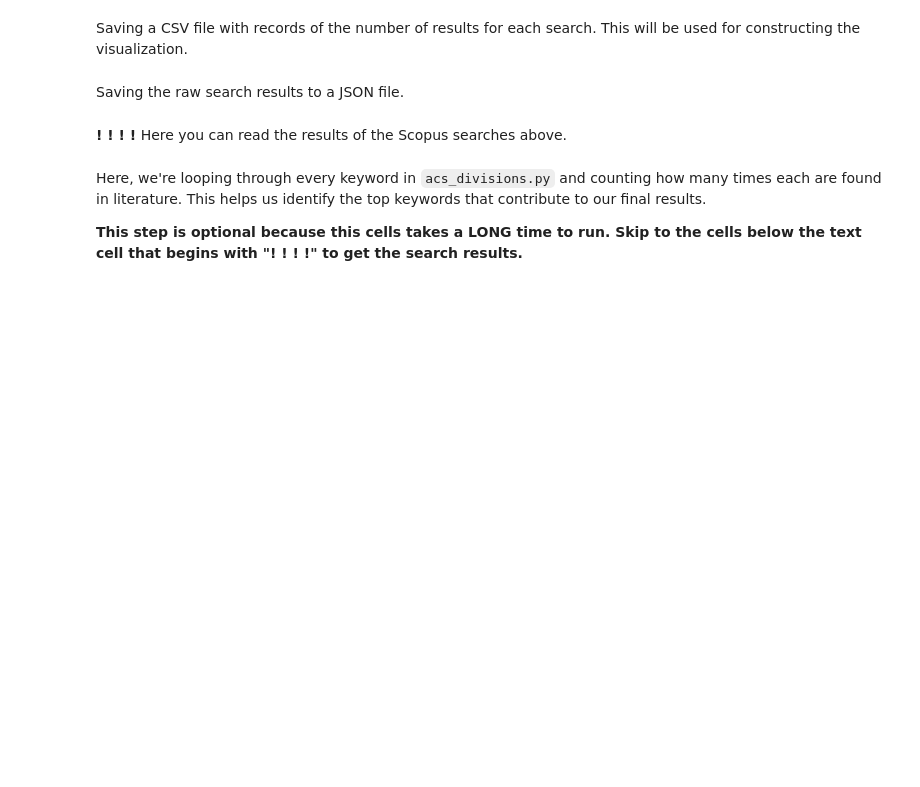
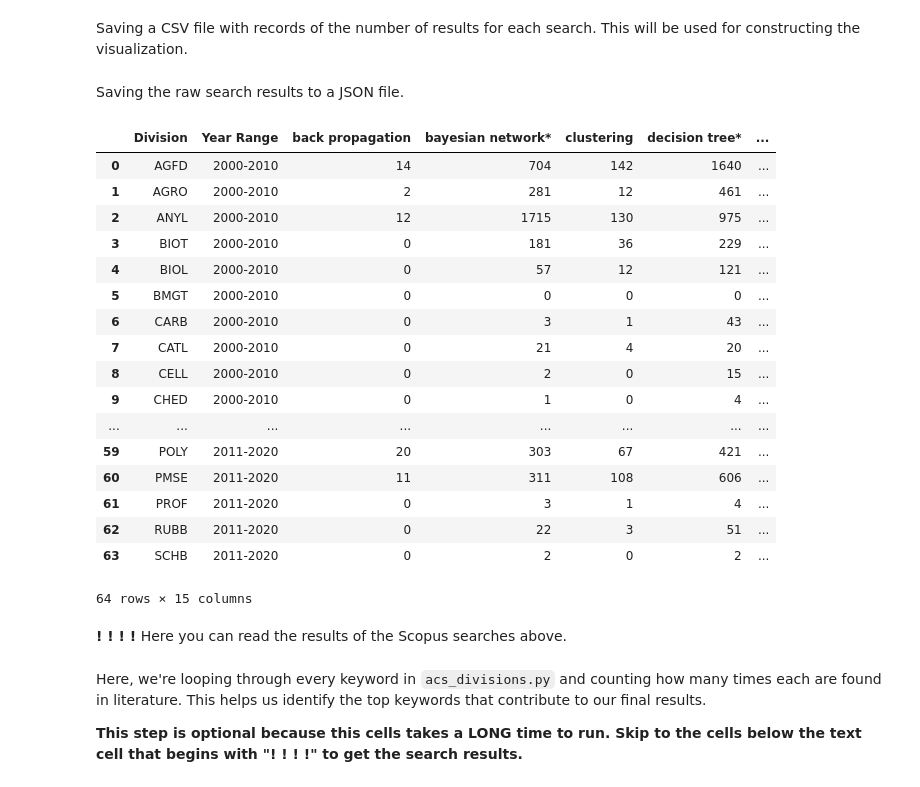
Before and after one commit to keithgroup/scopus_searching_ML_in_chem_literature, a Jupyter notebook: scopus_searches_ML_in_chem.ipynb, the cells around one changed output. Saved outputs shown, nothing was run; the diff lists cells and outputs as text; code cells hidden in the pictures; blank space fills up the shorter version.

```diff
--- a/scopus_searches_ML_in_chem.ipynb
+++ b/scopus_searches_ML_in_chem.ipynb
@@ -134,6 +134,27 @@ Saving a CSV file with records of the number of results for each search. This wi
 df.to_csv('search_results.csv')
 # %% [markdown]
 Saving the raw search results to a JSON file.
+# %%
+df
+# %% [output]
+|  | Division | Year Range | back propagation | bayesian network* | clustering | decision tree* | ... |
+| 0 | AGFD | 2000-2010 | 14 | 704 | 142 | 1640 | ... |
+| 1 | AGRO | 2000-2010 | 2 | 281 | 12 | 461 | ... |
+| 2 | ANYL | 2000-2010 | 12 | 1715 | 130 | 975 | ... |
+| 3 | BIOT | 2000-2010 | 0 | 181 | 36 | 229 | ... |
+| 4 | BIOL | 2000-2010 | 0 | 57 | 12 | 121 | ... |
+| 5 | BMGT | 2000-2010 | 0 | 0 | 0 | 0 | ... |
+| 6 | CARB | 2000-2010 | 0 | 3 | 1 | 43 | ... |
+| 7 | CATL | 2000-2010 | 0 | 21 | 4 | 20 | ... |
+| 8 | CELL | 2000-2010 | 0 | 2 | 0 | 15 | ... |
+| 9 | CHED | 2000-2010 | 0 | 1 | 0 | 4 | ... |
+| ... | ... | ... | ... | ... | ... | ... | ... |
+| 59 | POLY | 2011-2020 | 20 | 303 | 67 | 421 | ... |
+| 60 | PMSE | 2011-2020 | 11 | 311 | 108 | 606 | ... |
+| 61 | PROF | 2011-2020 | 0 | 3 | 1 | 4 | ... |
+| 62 | RUBB | 2011-2020 | 0 | 22 | 3 | 51 | ... |
+| 63 | SCHB | 2011-2020 | 0 | 2 | 0 | 2 | ... |
+64 rows × 15 columns
 # %%
 with open('search_results.json','w') as out:
     json.dump(results,out)
```
Also changed, not shown: parts of 5 cells of this notebook, 1 other file.
